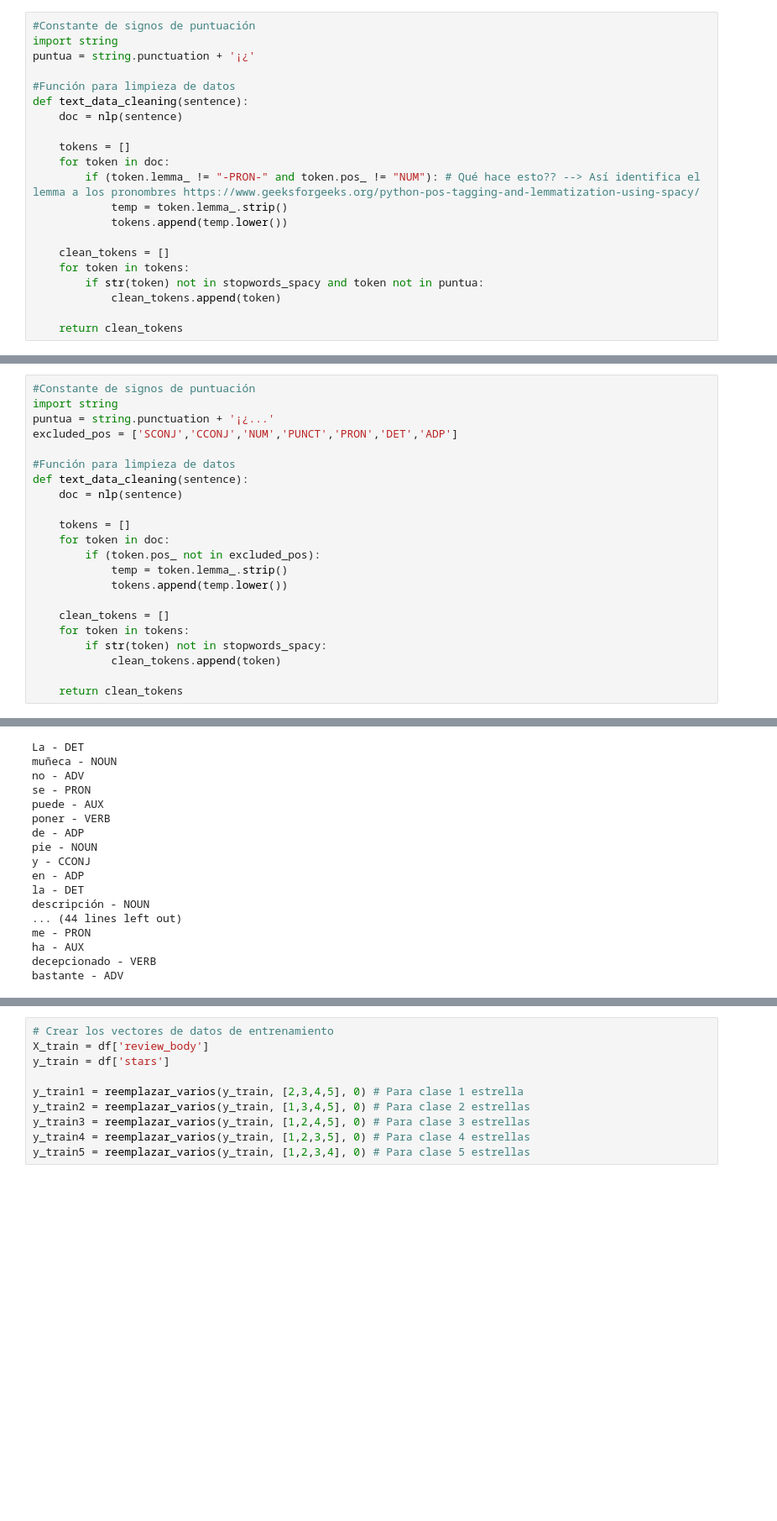
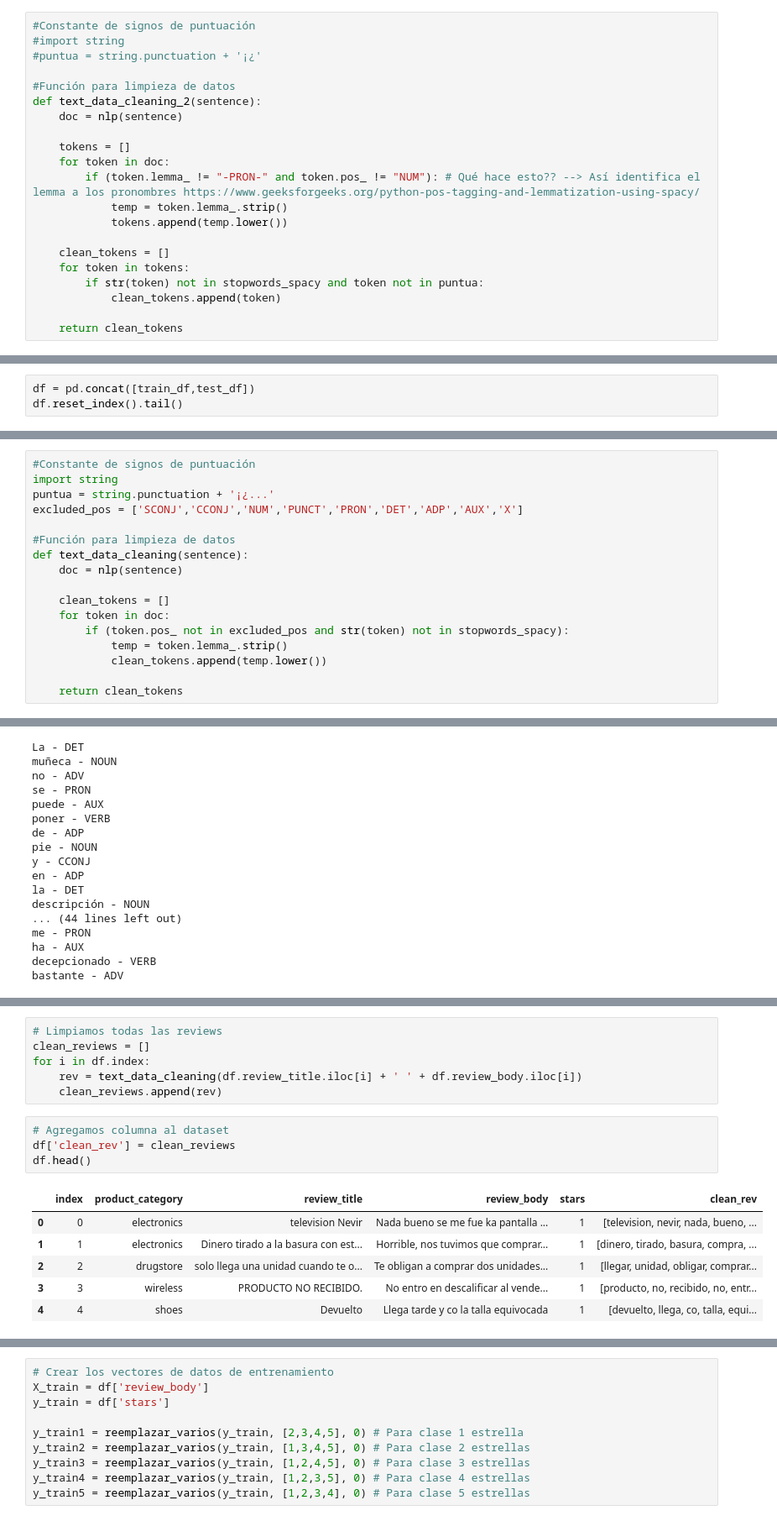
Before and after one commit to lusalmeron/Acamica-DS-Proyecto-3-NLP, a Jupyter notebook: Proyecto_3.ipynb, the cells around one changed output, grey strips where cells are left out. Shown at 84% size. Cells and saved outputs as stored; diff of their text form; blank space fills up the shorter version.

```diff
--- a/Proyecto_3.ipynb
+++ b/Proyecto_3.ipynb
@@ -211,11 +211,11 @@ print('Categoría:', df.product_category[random_index])
 135750 Segura y funcional Segura, buen diseño y relación calidad-precio. Únicamente deberían mejorar las instrucciones, difícil montaje
 # %%
 #Constante de signos de puntuación
-import string
-puntua = string.punctuation + '¡¿'
+#import string
+#puntua = string.punctuation + '¡¿'
 
 #Función para limpieza de datos
-def text_data_cleaning(sentence):
+def text_data_cleaning_2(sentence):
     doc = nlp(sentence)
 
     tokens = []
@@ -486,0 +495,3 @@ dtype: int64
+# %%
+df = pd.concat([train_df,test_df])
+df.reset_index().tail()
@@ -490,22 +508,17 @@ dtype: int64
 #Constante de signos de puntuación
 import string
 puntua = string.punctuation + '¡¿...'
-excluded_pos = ['SCONJ','CCONJ','NUM','PUNCT','PRON','DET','ADP']
+excluded_pos = ['SCONJ','CCONJ','NUM','PUNCT','PRON','DET','ADP','AUX','X']
 
 #Función para limpieza de datos
 def text_data_cleaning(sentence):
     doc = nlp(sentence)
 
-    tokens = []
+    clean_tokens = []
     for token in doc:
-        if (token.pos_ not in excluded_pos):
+        if (token.pos_ not in excluded_pos and str(token) not in stopwords_spacy):
             temp = token.lemma_.strip()
-            tokens.append(temp.lower())
-
-    clean_tokens = []
-    for token in tokens:
-        if str(token) not in stopwords_spacy:
-            clean_tokens.append(token)
+            clean_tokens.append(temp.lower())
 
     return clean_tokens
 # %%
@@ -568,0 +582,17 @@ clean_review
+# %%
+# Limpiamos todas las reviews
+clean_reviews = []
+for i in df.index:
+    rev = text_data_cleaning(df.review_title.iloc[i] + ' ' + df.review_body.iloc[i])
+    clean_reviews.append(rev)
+# %%
+# Agregamos columna al dataset
+df['clean_rev'] = clean_reviews
+df.head()
+# %% [output]
+|  | index | product_category | review_title | review_body | stars | clean_rev |
+| 0 | 0 | electronics | television Nevir | Nada bueno se me fue ka pantalla ... | 1 | [television, nevir, nada, bueno, ... |
+| 1 | 1 | electronics | Dinero tirado a la basura con est... | Horrible, nos tuvimos que comprar... | 1 | [dinero, tirado, basura, compra, ... |
+| 2 | 2 | drugstore | solo llega una unidad cuando te o... | Te obligan a comprar dos unidades... | 1 | [llegar, unidad, obligar, comprar... |
+| 3 | 3 | wireless | PRODUCTO NO RECIBIDO. | No entro en descalificar al vende... | 1 | [producto, no, recibido, no, entr... |
+| 4 | 4 | shoes | Devuelto | Llega tarde y co la talla equivocada | 1 | [devuelto, llega, co, talla, equi... |
```
Also changed, not shown: parts of 26 cells of this notebook, 1 other file.
